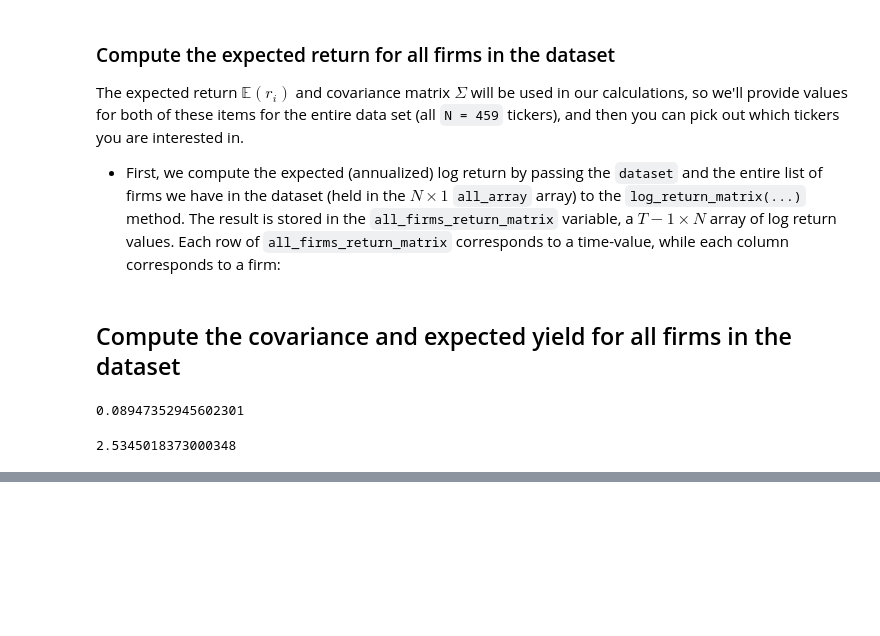
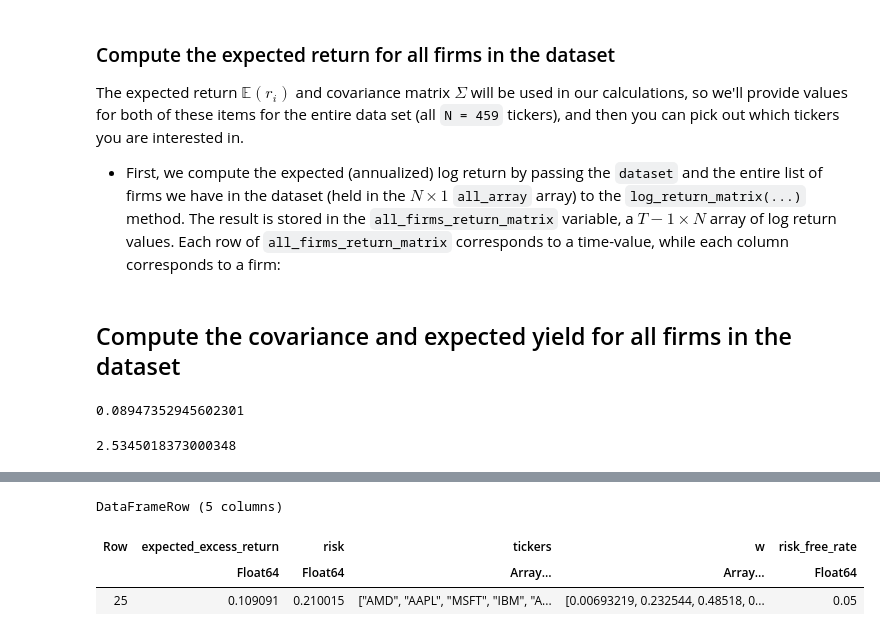
Before and after one commit to arunxbh/CHEME-5660-Final-Project-F23, a Jupyter notebook: ReallocationStrategy.ipynb, the cells around one changed output, grey strips where cells are left out. Saved outputs shown, nothing was run; the diff lists cells and outputs as text; code cells hidden in the pictures; blank space fills up the shorter version.

```diff
--- a/ReallocationStrategy.ipynb
+++ b/ReallocationStrategy.ipynb
@@ -145,4 +145,11 @@ efficient_frontier = load(joinpath(_PATH_TO_DATA,
 | 62 | 0.277273 | 0.431277 | ["AMD", "AAPL", "MSFT", "IBM", "A... | [0.889109, 0.110891, 1.40644e-7, ... | 0.05 |
 | 63 | 0.281818 | 0.44368 | ["AMD", "AAPL", "MSFT", "IBM", "A... | [0.926314, 0.0736863, 1.10879e-7,... | 0.05 |
 | 64 | 0.286364 | 0.456295 | ["AMD", "AAPL", "MSFT", "IBM", "A... | [0.963518, 0.036482, 9.36245e-8, ... | 0.05 |
+# %%
+efficient_frontier[25,:]
+# %% [output]
+DataFrameRow (5 columns)
+| Row | expected_excess_return | risk | tickers | w | risk_free_rate |
+|  | Float64 | Float64 | Array… | Array… | Float64 |
+| 25 | 0.109091 | 0.210015 | ["AMD", "AAPL", "MSFT", "IBM", "A... | [0.00693219, 0.232544, 0.48518, 0... | 0.05 |
 # %%
```
Also changed, not shown: parts of 10 cells of this notebook, 1 other file.
